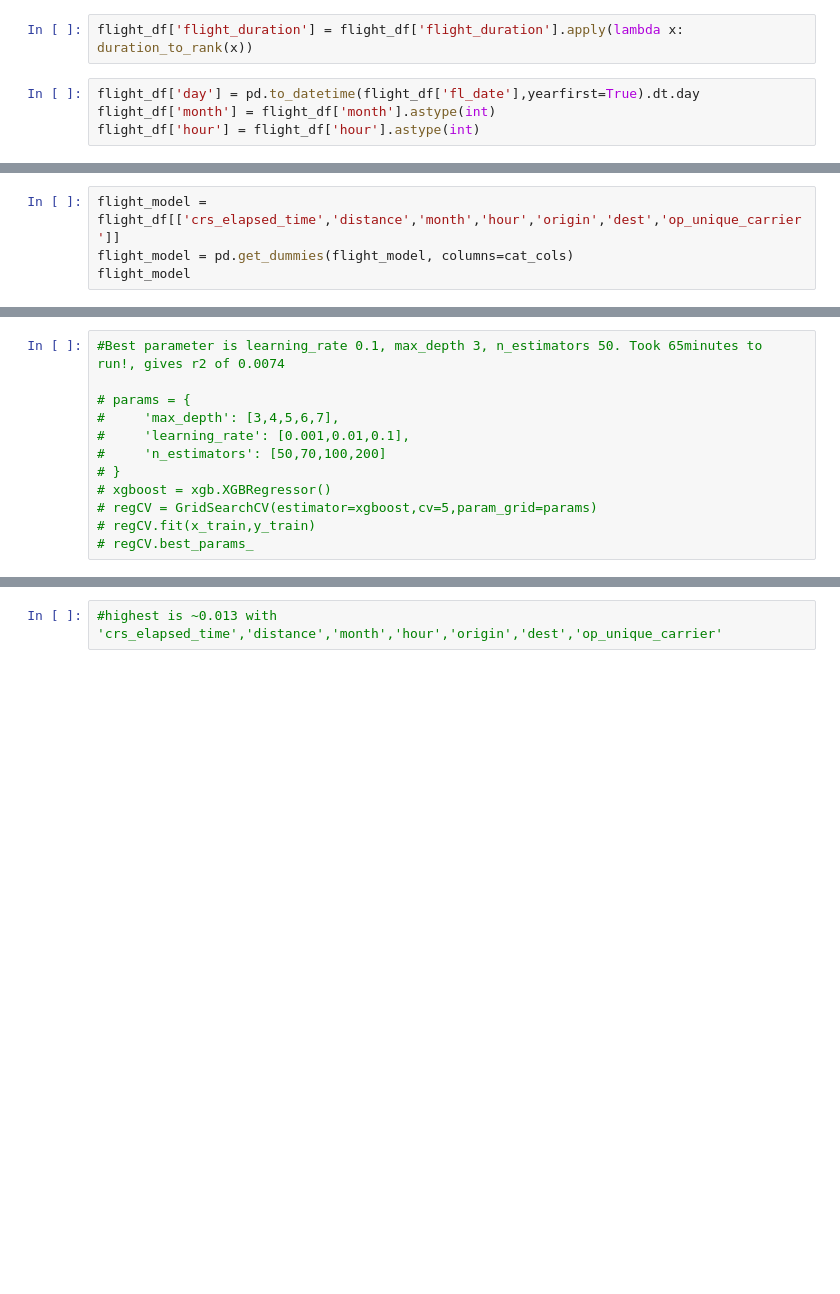
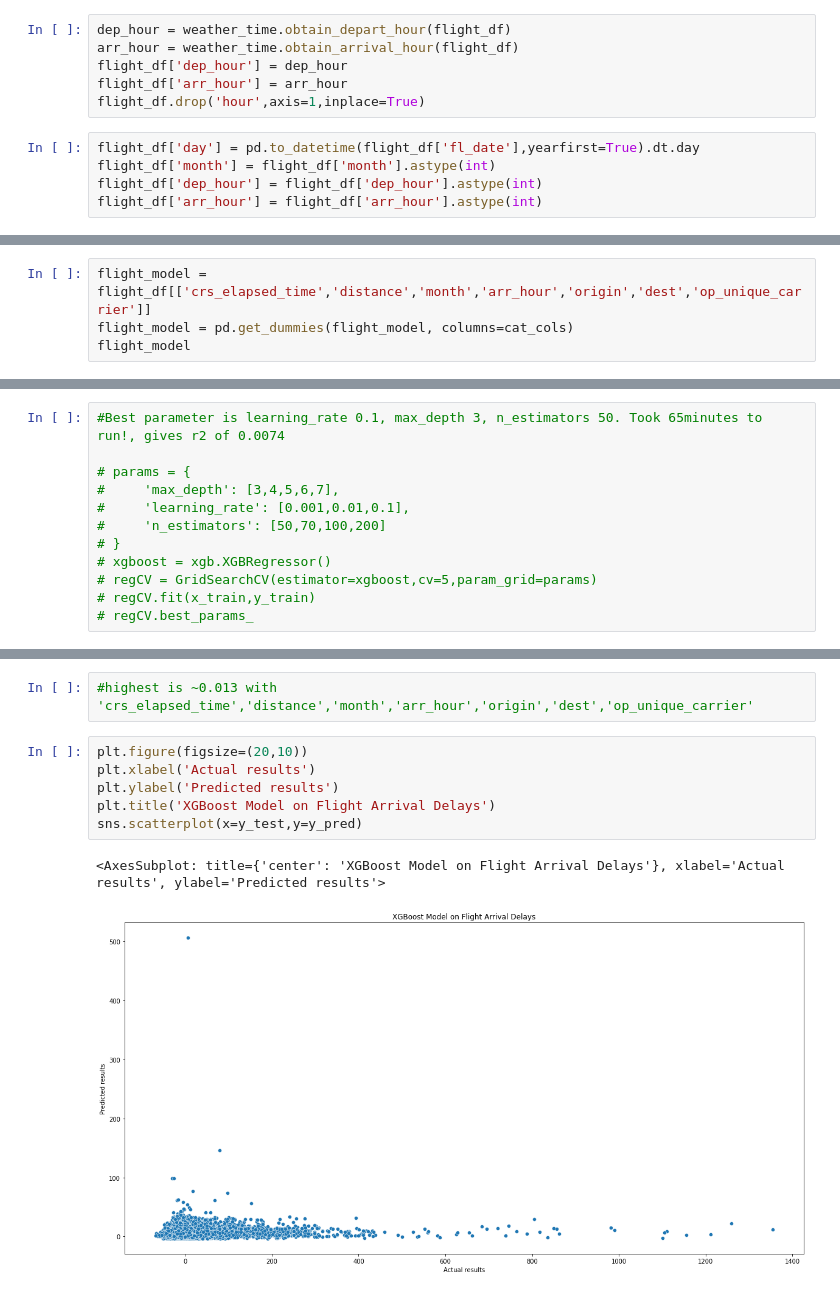
Before and after one commit to JohnathanJack/Predicting-Flight-Delays, a Jupyter notebook: second_xgboost_model.ipynb, the cells around one changed output, grey strips where cells are left out. Drawn from its saved outputs; the diff is of its cells as text; blank space fills up the shorter version.

```diff
--- a/second_xgboost_model.ipynb
+++ b/second_xgboost_model.ipynb
@@ -27,7 +33,12 @@ def duration_to_rank(x):
-# %%
-flight_df['flight_duration'] = flight_df['flight_duration'].apply(lambda x: duration_to_rank(x))
+# %%
+dep_hour = weather_time.obtain_depart_hour(flight_df)
+arr_hour = weather_time.obtain_arrival_hour(flight_df)
+flight_df['dep_hour'] = dep_hour
+flight_df['arr_hour'] = arr_hour
+flight_df.drop('hour',axis=1,inplace=True)
 # %%
 flight_df['day'] = pd.to_datetime(flight_df['fl_date'],yearfirst=True).dt.day
 flight_df['month'] = flight_df['month'].astype(int)
-flight_df['hour'] = flight_df['hour'].astype(int)
+flight_df['dep_hour'] = flight_df['dep_hour'].astype(int)
+flight_df['arr_hour'] = flight_df['arr_hour'].astype(int)
 # %%
@@ -35,6 +46,6 @@ num_cols = ['crs_elapsed_time','distance','month','hour']
 cat_cols = ['origin','dest','op_unique_carrier']
 y_target = flight_df['arr_delay'].fillna(0)
 # %%
-flight_model = flight_df[['crs_elapsed_time','distance','month','hour','origin','dest','op_unique_carrier']]
+flight_model = flight_df[['crs_elapsed_time','distance','month','arr_hour','origin','dest','op_unique_carrier']]
 flight_model = pd.get_dummies(flight_model, columns=cat_cols)
 flight_model
@@ -62,2 +94,11 @@ r2_score(y_test,y_pred)
 # %%
-#highest is ~0.013 with 'crs_elapsed_time','distance','month','hour','origin','dest','op_unique_carrier'
+#highest is ~0.013 with 'crs_elapsed_time','distance','month','arr_hour','origin','dest','op_unique_carrier'
+# %%
+plt.figure(figsize=(20,10))
+plt.xlabel('Actual results')
+plt.ylabel('Predicted results')
+plt.title('XGBoost Model on Flight Arrival Delays')
+sns.scatterplot(x=y_test,y=y_pred)
+# %% [output]
+<AxesSubplot: title={'center': 'XGBoost Model on Flight Arrival Delays'}, xlabel='Actual results', ylabel='Predicted results'>
+[figure, added]
```
Also changed, not shown: parts of 6 cells of this notebook, 2 other files.
